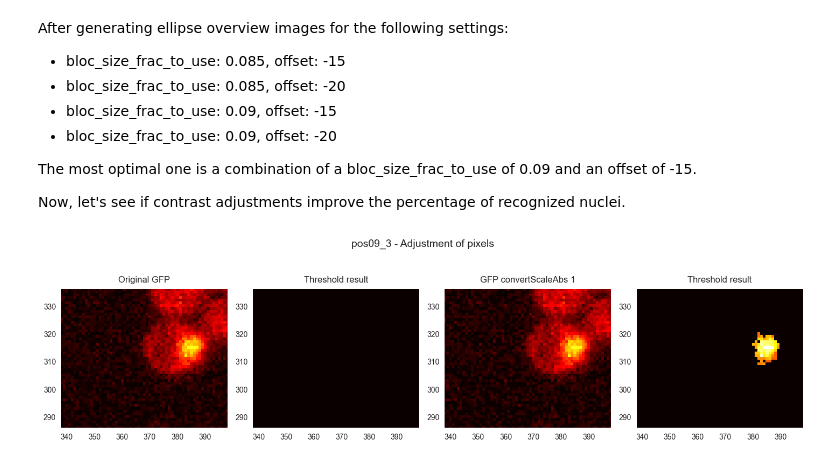
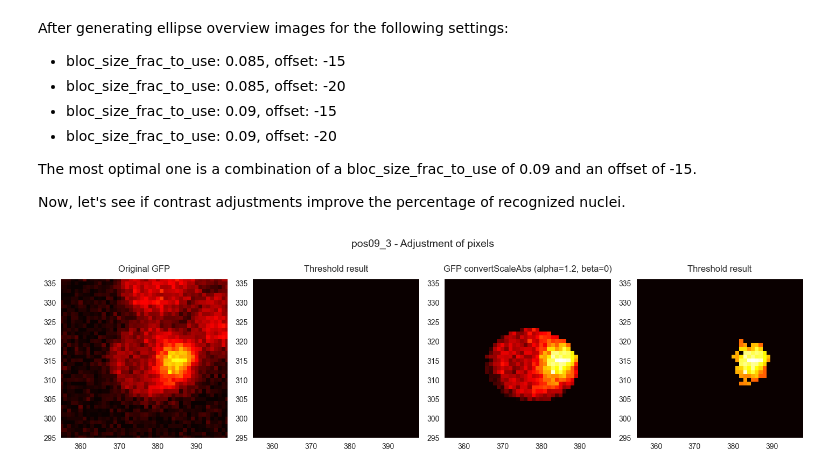
Before and after one commit to olledejong/Sfp1-Analysis, a Jupyter notebook: sfp1-gfp-analysis/sfp1_gfp_testing.ipynb, the cells around one changed output. Cells and saved outputs as stored; diff of their text form; code cells hidden in the pictures.

```diff
--- a/sfp1-gfp-analysis/sfp1_gfp_testing.ipynb
+++ b/sfp1-gfp-analysis/sfp1_gfp_testing.ipynb
@@ -20,8 +20,8 @@ plt.style.use('seaborn-v0_8')
 # %% [markdown]
 Let's add instantiate some globals
 # %%
-data_dir = "/Users/olledejong/Studie/MSc Biology/Research Project V1/Code and data/Data/Adriana/"
-output_dir = "/Users/olledejong/Studie/MSc Biology/Research Project V1/Code and data/Data/Adriana/output/"
+data_dir = "C:/Users/Olle de Jong/Documents/MSc Biology/MSB Research/Adriana/data/"
+output_dir = "C:/Users/Olle de Jong/Documents/MSc Biology/MSB Research/Adriana/data/output/"
 tif_dir = data_dir + "Processed_Tiffs/"
 
 scaling_factor = 0.16  # microns per pixel ---> 100x objective
@@ -395,36 +395,36 @@ Now, let's see if contrast adjustments improve the percentage of recognized nucl
 # %%
 bloc_size_frac_to_use = 0.09
 offset_to_use = -15
 
 t = 24
 cell_pos = "pos09_3"
 image = images['09']
 imageGFP = image[t - 1, :, :, 1]
 ss_data = budj_data[budj_data["Cell_pos"] == "pos09_3"]
 
-new_image = cv.convertScaleAbs(imageGFP, alpha=1.2, beta=0)
+new_image = cv.convertScaleAbs(image, alpha=1.2, beta=0)
+new_image_GFP = new_image[t - 1, :, :, 1]
 
 whole_cell_mask, x_pos, y_pos = get_whole_cell_mask(t, ss_data, imageGFP.shape)  # get the cell mask
 num_cell_pixels = np.count_nonzero(whole_cell_mask == True)
 bloc_size_cell_size_dependent = round_up_to_odd(bloc_size_frac_to_use * num_cell_pixels)
-
 
 # original
 imageGFP_cell_mask = imageGFP * whole_cell_mask  # keep the part of the GFP channel that is within the cell mask
 nuc_thresh_mask_local = threshold_local(image=imageGFP_cell_mask, block_size=bloc_size_cell_size_dependent, offset=offset_to_use)
 imageGFP_nuc_mask_local = remove_small_objects(imageGFP_cell_mask > nuc_thresh_mask_local)
 
 # adj
-imageADJ_cell_mask = new_image * whole_cell_mask
+imageADJ_cell_mask = new_image_GFP * whole_cell_mask
 nuc_thresh_mask_local_adj = threshold_local(image=imageADJ_cell_mask, block_size=bloc_size_cell_size_dependent, offset=offset_to_use)
 imageGFP_nuc_mask_local_adj = remove_small_objects(imageADJ_cell_mask > nuc_thresh_mask_local_adj)
 
 to_plot = [
     ["Original GFP", imageGFP],
     ["Threshold result", imageGFP * imageGFP_nuc_mask_local],
-    ["GFP convertScaleAbs 1", new_image],
-    ["Threshold result", new_image * imageGFP_nuc_mask_local_adj]
+    ["GFP convertScaleAbs (alpha=1.2, beta=0)", new_image_GFP * whole_cell_mask],
+    ["Threshold result", new_image_GFP * imageGFP_nuc_mask_local_adj]
 ]
-plot_from_list(f"{cell_pos} - Adjustment of pixels", to_plot, (338, 398), (286, 336), color="hot")
+plot_from_list(f"{cell_pos} - Adjustment of pixels", to_plot, (355, 398), (295, 336), color="hot")
 # %% [output]
-[figure, old version]
+[figure, new version]
```
Also changed, not shown: 4 other files.
